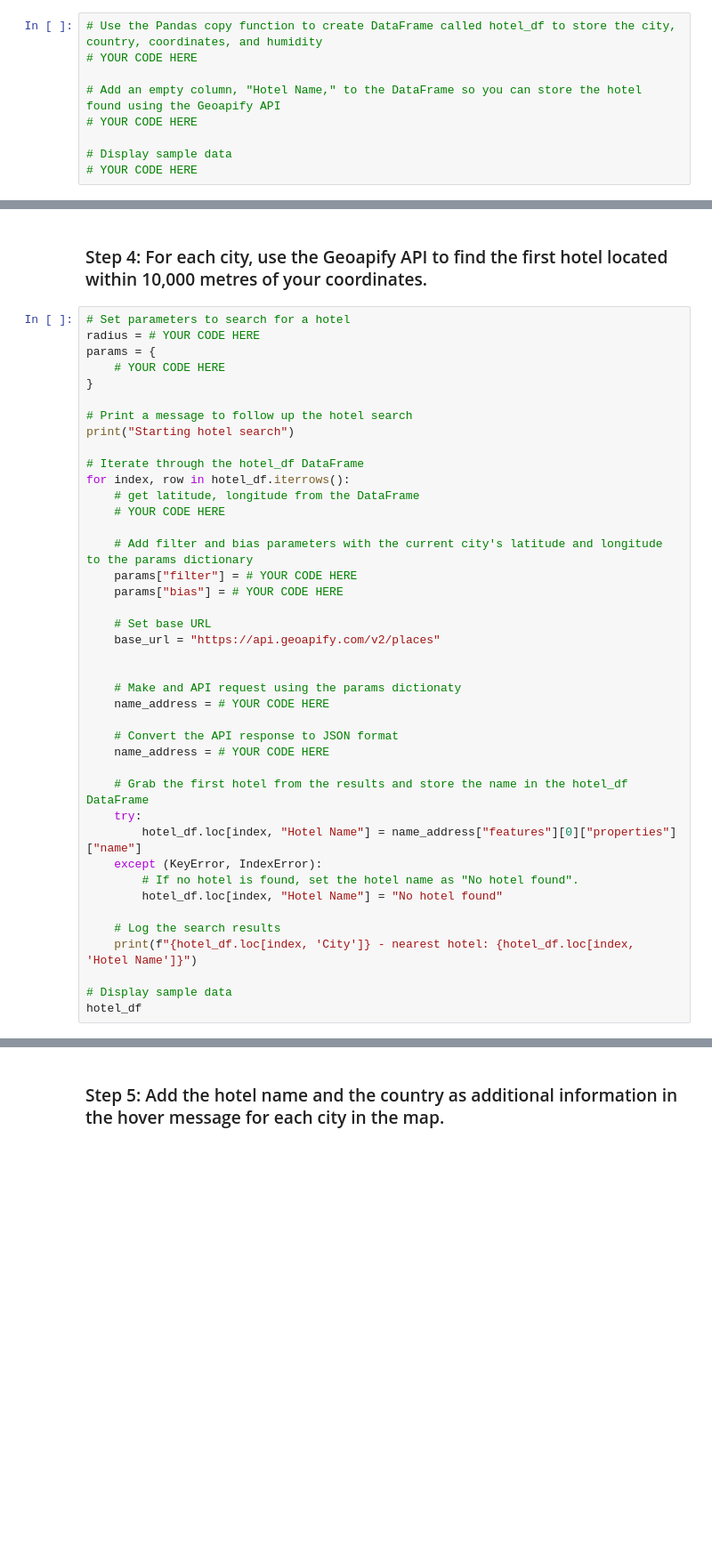
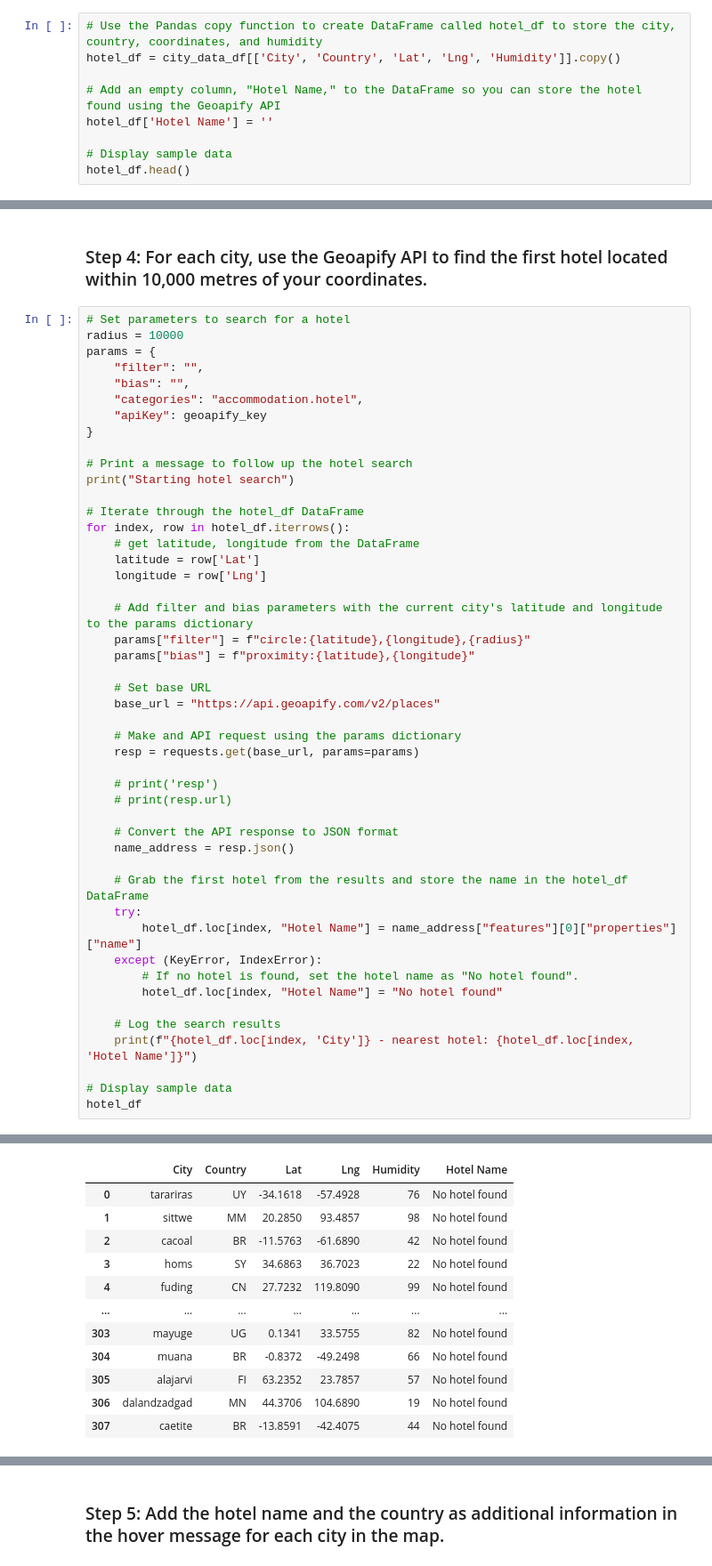
Before and after one commit to RashidahN/python-api-challenge, a Jupyter notebook: VacationPy/VacationPy.ipynb, the cells around one changed output, grey strips where cells are left out. Shown at 89% size. Saved outputs shown, nothing was run; the diff lists cells and outputs as text; blank space fills up the shorter version.

```diff
--- a/VacationPy/VacationPy.ipynb
+++ b/VacationPy/VacationPy.ipynb
@@ -75,10 +71,10 @@ map_with_points.opts(width=800, height=500)
 ### Step 3: Create a new DataFrame called `hotel_df`.
 # %%
 # Use the Pandas copy function to create DataFrame called hotel_df to store the city, country, coordinates, and humidity
-# YOUR CODE HERE
+hotel_df = city_data_df[['City', 'Country', 'Lat', 'Lng', 'Humidity']].copy()
 
 # Add an empty column, "Hotel Name," to the DataFrame so you can store the hotel found using the Geoapify API
-# YOUR CODE HERE
+hotel_df['Hotel Name'] = ''
 
 # Display sample data
-# YOUR CODE HERE
+hotel_df.head()
@@ -86,9 +89,12 @@ map_with_points.opts(width=800, height=500)
 ### Step 4: For each city, use the Geoapify API to find the first hotel located within 10,000 metres of your coordinates.
 # %%
 # Set parameters to search for a hotel
-radius = # YOUR CODE HERE
+radius = 10000
 params = {
-    # YOUR CODE HERE
+    "filter": "",
+    "bias": "",
+    "categories": "accommodation.hotel",
+    "apiKey": geoapify_key
 }
 
 # Print a message to follow up the hotel search
@@ -97,21 +103,24 @@ print("Starting hotel search")
 # Iterate through the hotel_df DataFrame
 for index, row in hotel_df.iterrows():
     # get latitude, longitude from the DataFrame
-    # YOUR CODE HERE
+    latitude = row['Lat']
+    longitude = row['Lng']
 
     # Add filter and bias parameters with the current city's latitude and longitude to the params dictionary
-    params["filter"] = # YOUR CODE HERE
-    params["bias"] = # YOUR CODE HERE
+    params["filter"] = f"circle:{latitude},{longitude},{radius}"
+    params["bias"] = f"proximity:{latitude},{longitude}"
 
     # Set base URL
     base_url = "https://api.geoapify.com/v2/places"
 
+    # Make and API request using the params dictionary
+    resp = requests.get(base_url, params=params)
 
-    # Make and API request using the params dictionaty
-    name_address = # YOUR CODE HERE
+    # print('resp')
+    # print(resp.url)
 
     # Convert the API response to JSON format
-    name_address = # YOUR CODE HERE
+    name_address = resp.json()
 
     # Grab the first hotel from the results and store the name in the hotel_df DataFrame
     try:
@@ -129,0 +155,12 @@ SyntaxError: invalid syntax (788381735.py, line 2)
+|  | City | Country | Lat | Lng | Humidity | Hotel Name |
+| 0 | tarariras | UY | -34.1618 | -57.4928 | 76 | No hotel found |
+| 1 | sittwe | MM | 20.2850 | 93.4857 | 98 | No hotel found |
+| 2 | cacoal | BR | -11.5763 | -61.6890 | 42 | No hotel found |
+| 3 | homs | SY | 34.6863 | 36.7023 | 22 | No hotel found |
+| 4 | fuding | CN | 27.7232 | 119.8090 | 99 | No hotel found |
+| ... | ... | ... | ... | ... | ... | ... |
+| 303 | mayuge | UG | 0.1341 | 33.5755 | 82 | No hotel found |
+| 304 | muana | BR | -0.8372 | -49.2498 | 66 | No hotel found |
+| 305 | alajarvi | FI | 63.2352 | 23.7857 | 57 | No hotel found |
+| 306 | dalandzadgad | MN | 44.3706 | 104.6890 | 19 | No hotel found |
+| 307 | caetite | BR | -13.8591 | -42.4075 | 44 | No hotel found |
```
Also changed, not shown: parts of 5 cells of this notebook, 2 other files.
